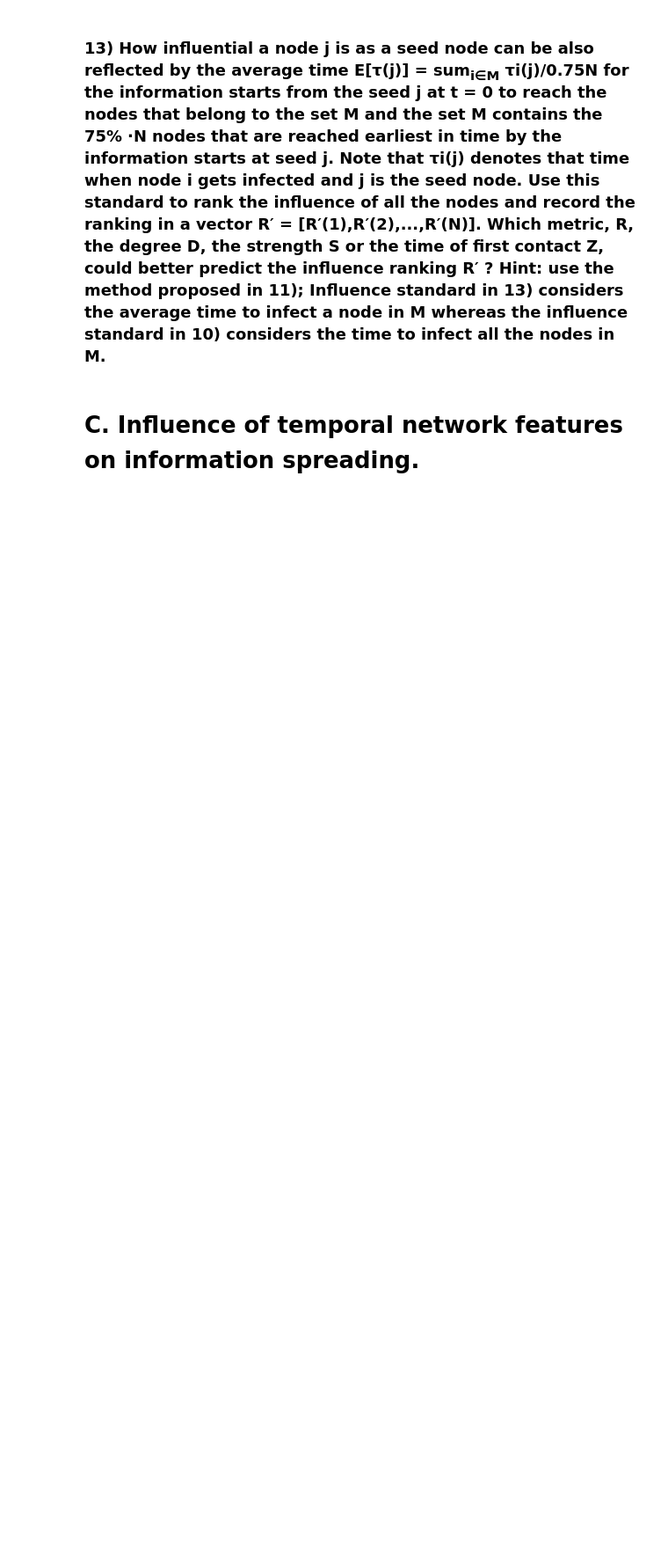
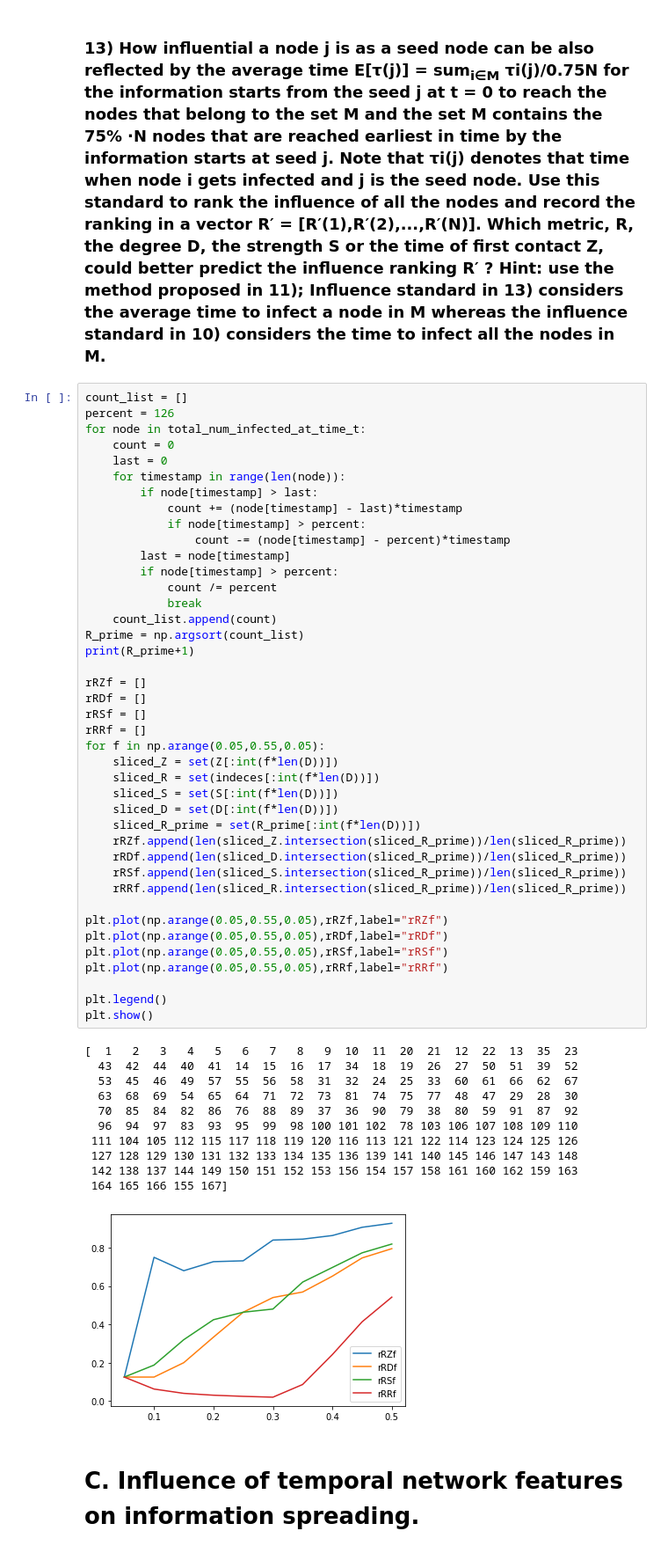
Before and after one commit to albertsolaroca/MDAC, a Jupyter notebook: MDAC assignment.ipynb, the cells around one changed output. Shown at 88% size. Saved outputs shown, nothing was run; the diff lists cells and outputs as text; blank space fills up the shorter version.

```diff
--- a/MDAC assignment.ipynb
+++ b/MDAC assignment.ipynb
@@ -233,5 +274,58 @@ plt.show()
 # %% [markdown]
 ### 13) How influential a node j is as a seed node can be also reflected by the average time E[τ(j)] = sum<sub>i∈M</sub> τi(j)/0.75N for the information starts from the seed j at t = 0 to reach the nodes that belong to the set M and the set M contains the 75% ·N nodes that are reached earliest in time by the information starts at seed j. Note that τi(j) denotes that time when node i gets infected and j is the seed node. Use this standard to rank the influence of all the nodes and record the ranking in a vector R′ = [R′(1),R′(2),...,R′(N)]. Which metric, R, the degree D, the strength S or the time of first contact Z, could better predict the influence ranking R′ ? Hint: use the method proposed in 11); Influence standard in 13) considers the average time to infect a node in M whereas the influence standard in 10) considers the time to infect all the nodes in M.
+# %%
+count_list = []
+percent = 126
+for node in total_num_infected_at_time_t:
+    count = 0
+    last = 0
+    for timestamp in range(len(node)):
+        if node[timestamp] > last:
+            count += (node[timestamp] - last)*timestamp
+            if node[timestamp] > percent:
+                count -= (node[timestamp] - percent)*timestamp
+        last = node[timestamp]
+        if node[timestamp] > percent:
+            count /= percent
+            break
+    count_list.append(count)
+R_prime = np.argsort(count_list)
+print(R_prime+1)
+
+rRZf = []
+rRDf = []
+rRSf = []
+rRRf = []
+for f in np.arange(0.05,0.55,0.05):
+    sliced_Z = set(Z[:int(f*len(D))])
+    sliced_R = set(indeces[:int(f*len(D))])
+    sliced_S = set(S[:int(f*len(D))])
+    sliced_D = set(D[:int(f*len(D))])
+    sliced_R_prime = set(R_prime[:int(f*len(D))])
+    rRZf.append(len(sliced_Z.intersection(sliced_R_prime))/len(sliced_R_prime))
+    rRDf.append(len(sliced_D.intersection(sliced_R_prime))/len(sliced_R_prime))
+    rRSf.append(len(sliced_S.intersection(sliced_R_prime))/len(sliced_R_prime))
+    rRRf.append(len(sliced_R.intersection(sliced_R_prime))/len(sliced_R_prime))
+
+plt.plot(np.arange(0.05,0.55,0.05),rRZf,label="rRZf")
+plt.plot(np.arange(0.05,0.55,0.05),rRDf,label="rRDf")
+plt.plot(np.arange(0.05,0.55,0.05),rRSf,label="rRSf")
+plt.plot(np.arange(0.05,0.55,0.05),rRRf,label="rRRf")
+
+plt.legend()
+plt.show()
+# %% [output]
+[  1   2   3   4   5   6   7   8   9  10  11  20  21  12  22  13  35  23
+  43  42  44  40  41  14  15  16  17  34  18  19  26  27  50  51  39  52
+  53  45  46  49  57  55  56  58  31  32  24  25  33  60  61  66  62  67
+  63  68  69  54  65  64  71  72  73  81  74  75  77  48  47  29  28  30
+  70  85  84  82  86  76  88  89  37  36  90  79  38  80  59  91  87  92
+  96  94  97  83  93  95  99  98 100 101 102  78 103 106 107 108 109 110
+ 111 104 105 112 115 117 118 119 120 116 113 121 122 114 123 124 125 126
+ 127 128 129 130 131 132 133 134 135 136 139 141 140 145 146 147 143 148
+ 142 138 137 144 149 150 151 152 153 156 154 157 158 161 160 162 159 163
+ 164 165 166 155 167]
+[figure, added]
 # %% [markdown]
 # C. Influence of temporal network features on information spreading.
 # %% [markdown]
```
Also changed, not shown: parts of 5 cells of this notebook.
